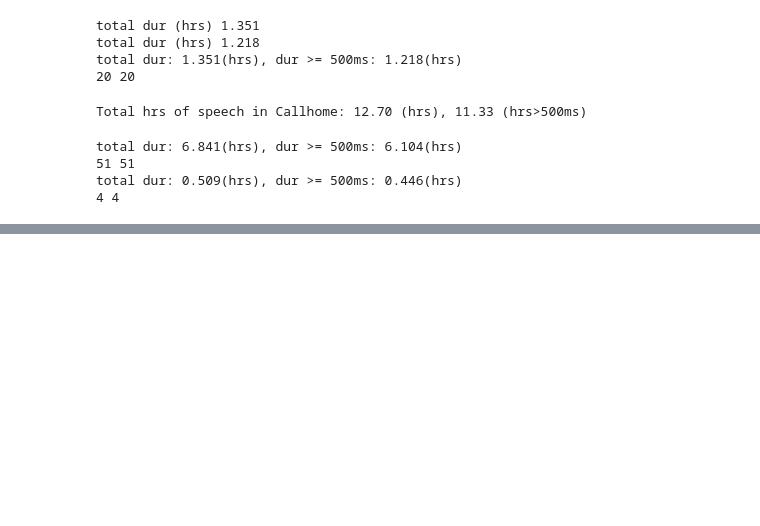
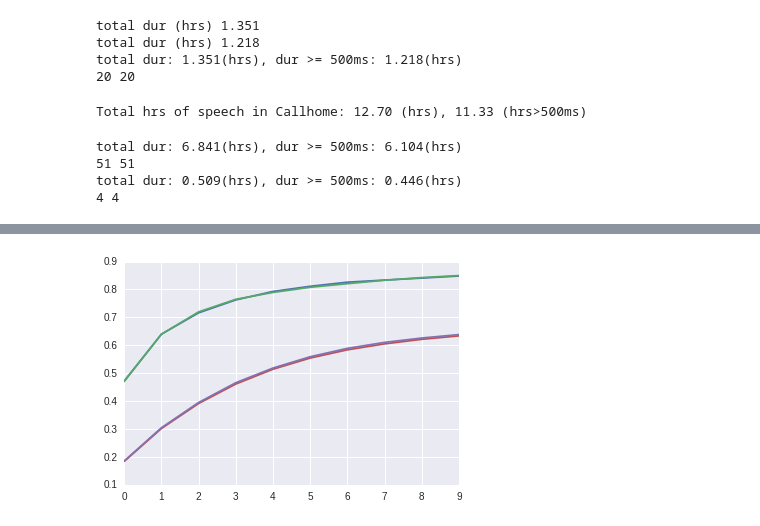
Before and after one commit to 0xSameer/speech_patterns, a Jupyter notebook: visualize_utd.ipynb, the cells around one changed output, grey strips where cells are left out. Drawn from its saved outputs; the diff is of its cells as text; code cells hidden in the pictures; blank space fills up the shorter version.

```diff
--- a/visualize_utd.ipynb
+++ b/visualize_utd.ipynb
@@ -764,0 +798,5 @@ len(eval_dict), eval_dict[:2]
+# %%
+for r_vals in r_train:
+    plt.plot(r_vals)
+# %% [output]
+[figure, added]
```
Also changed, not shown: parts of 10 cells of this notebook, 4 other files.
